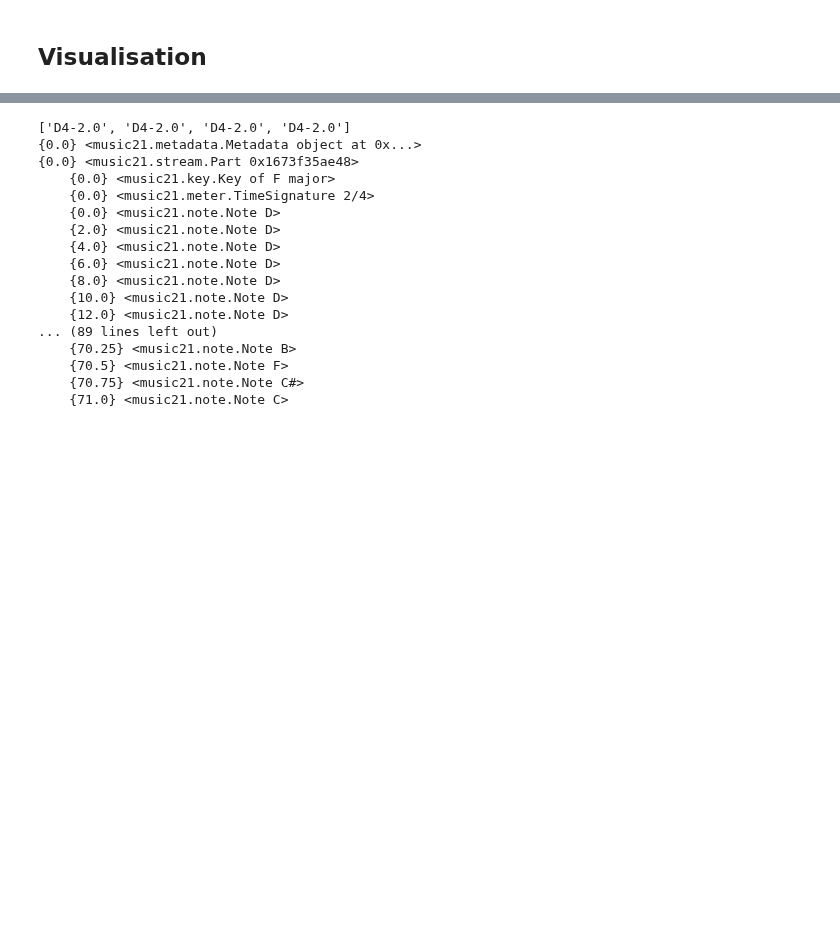
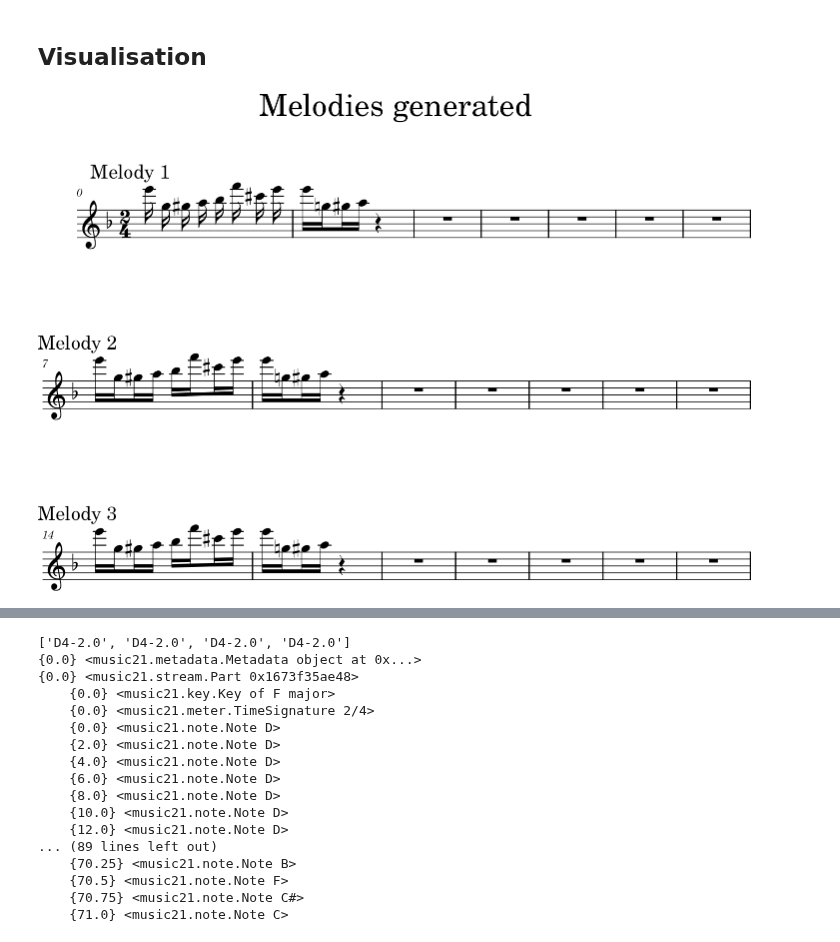
Before and after one commit to Gowthraven/Projet_M2, a Jupyter notebook: show_melody.ipynb, the cells around one changed output, grey strips where cells are left out. Cells and saved outputs as stored; diff of their text form; code cells hidden in the pictures; blank space fills up the shorter version.

Commit message:
visualization.py add

```diff
--- a/show_melody.ipynb
+++ b/show_melody.ipynb
@@ -16,25 +22,8 @@ music21.environment.set('lilypondPath', r'C:\Users\jeffs\lilypond-2.24.2\bin\lil
 # %%
-def visualize_melody(melody):
-    """
-    Visualize a sequence of (pitch, duration) pairs using music21.
-
-    Parameters:
-        - melody (list): A list of (pitch, duration) pairs.
-    """
-    score = stream.Score()
-    score.metadata = metadata.Metadata(title="Melody generated")
-    part = stream.Part()
-
-    part.append(meter.TimeSignature("2/4"))
-    part.append(key.Key("F"))
-    for n in melody.split():
-        splitted=n.split('-')
-        if len(splitted)==2:
-            note,duration=splitted[0],splitted[1]
-        else:
-            note = "".join( substring for substring in splitted[:-1])
-            duration=splitted[-1]
-        part.append(music21.note.Note(note,quarterLength=float(duration)))
-    score.append(part)
-    score.show('text')
-    score.show('musicxml')
+melodies=["E6-0.25, G5-0.25, G#5-0.25, A5-0.25, B-5-0.25, F6-0.25, C#6-0.25, E6-0.25, E6-0.25, G5-0.25, G#5-0.25, A5-0.25"]*3
+keys=["F"]*3
+time_signature="2/4"
+score=visualize(time_signature,keys,melodies)
+score.show()
+# %% [output]
+[figure, added]
```
Also changed, not shown: parts of 4 cells of this notebook, 2 other files.
